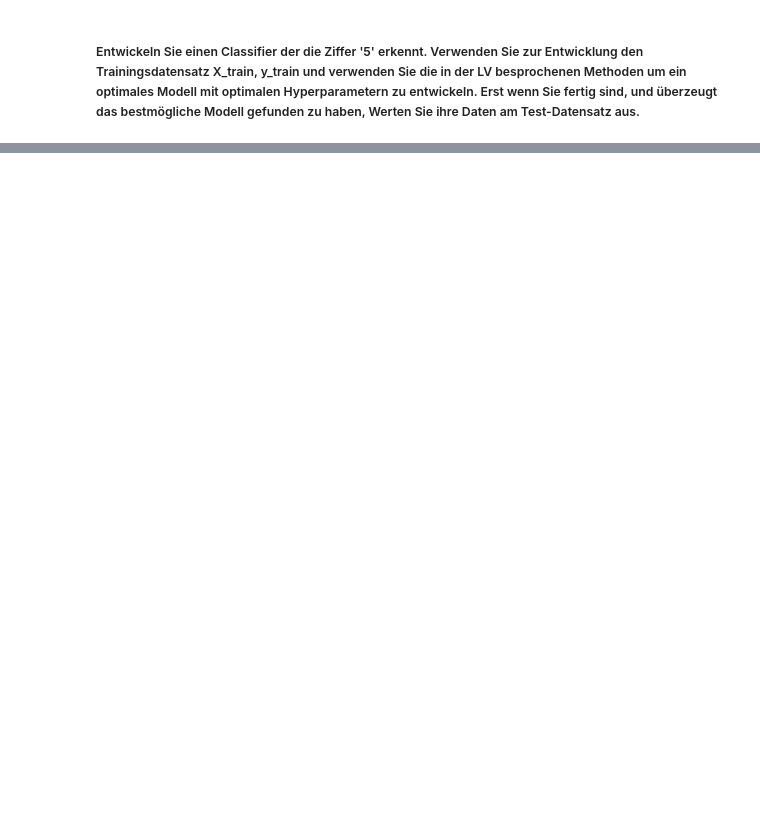
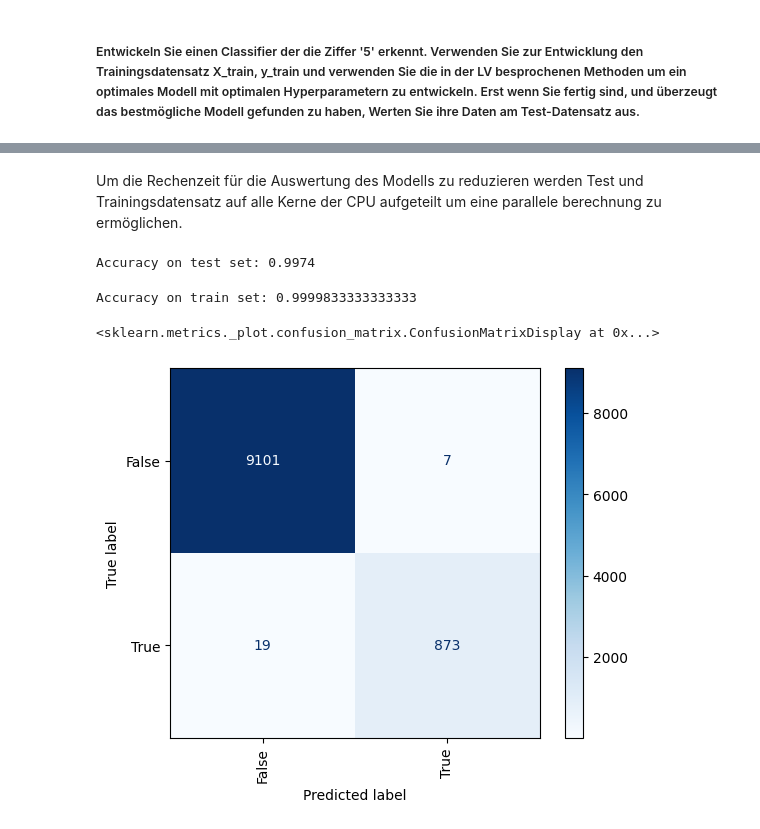
Before and after one commit to PaulBichl/machine-learning, a Jupyter notebook: src/machine_learning/NumberClassification/Load_MNIST_Data.ipynb, the cells around one changed output, grey strips where cells are left out. Drawn from its saved outputs; the diff is of its cells as text; code cells hidden in the pictures; blank space fills up the shorter version.

```diff
--- a/src/machine_learning/NumberClassification/Load_MNIST_Data.ipynb
+++ b/src/machine_learning/NumberClassification/Load_MNIST_Data.ipynb
@@ -52,3 +56,7 @@ print(scaler.data_max_)
 print(scaler.transform(X_train))
 X_train_scaled = scaler.transform(X_train)
 X_test_scaled = scaler.transform(X_test)
+
+#
+y_train_binary = (y_train == "5") # why is this a string???????
+y_test_binary = (y_test == "5")
@@ -81,30 +120,48 @@ print("Accuracy on training set: {:.3f}".format(gs.best_score_))
 # %%
-svc = joblib.load("models/svc_model.joblib")
+svc = joblib.load("models/svc_model_binary_basic.joblib")
+# %% [markdown]
+Um die Rechenzeit für die Auswertung des Modells zu reduzieren werden Test und Trainingsdatensatz auf alle Kerne der CPU aufgeteilt um eine parallele berechnung zu ermöglichen.
+# %%
+import os
+number_of_cpus = os.cpu_count()
 # %%
-# 40 seconds
+# 10 seconds basic model
 from joblib import Parallel, delayed
 
 def batch_predict(model, X_batch):
     return model.predict(X_batch)
 
 # Split data into 4 chunks
-X_chunks = np.array_split(X_test_scaled, 4)
+X_chunks = np.array_split(X_test_scaled, number_of_cpus)
 
 # Predict in parallel
-predictions = Parallel(n_jobs=4)(delayed(batch_predict)(svc, chunk) for chunk in X_chunks)
+predictions = Parallel(n_jobs=number_of_cpus)(delayed(batch_predict)(svc, chunk) for chunk in X_chunks)
 
 # Concatenate results
 y_pred = np.concatenate(predictions)
-accuracy = (y_pred == y_test).mean()
+accuracy = (y_pred == y_test_binary).mean()
 print("Accuracy on test set:", accuracy)
+# %% [output]
+Accuracy on test set: 0.9974
 # %%
-# 2min 50s
-X_chunks = np.array_split(X_train_scaled, 4)
+# 40 seconds basic model
+X_chunks = np.array_split(X_train_scaled, number_of_cpus)
 
 # Predict in parallel
-predictions = Parallel(n_jobs=4)(delayed(batch_predict)(svc, chunk) for chunk in X_chunks)
+predictions = Parallel(n_jobs=number_of_cpus)(delayed(batch_predict)(svc, chunk) for chunk in X_chunks)
 
 # Concatenate results
 y_pred_train = np.concatenate(predictions)
-accuracy = (y_pred_train == y_train).mean()
+accuracy = (y_pred_train == y_train_binary).mean()
 print("Accuracy on train set:", accuracy)
+# %% [output]
+Accuracy on train set: 0.9999833333333333
+# %%
+#gpt
+from sklearn.metrics import confusion_matrix, ConfusionMatrixDisplay
+confusion_matrix = confusion_matrix(y_test_binary, y_pred)
+cmd = ConfusionMatrixDisplay(confusion_matrix=confusion_matrix, display_labels=svc.classes_)
+cmd.plot(cmap=plt.cm.Blues, xticks_rotation='vertical')
+# %% [output]
+<sklearn.metrics._plot.confusion_matrix.ConfusionMatrixDisplay at 0x...>
+[figure, added]
```
Also changed, not shown: parts of 11 cells of this notebook.
